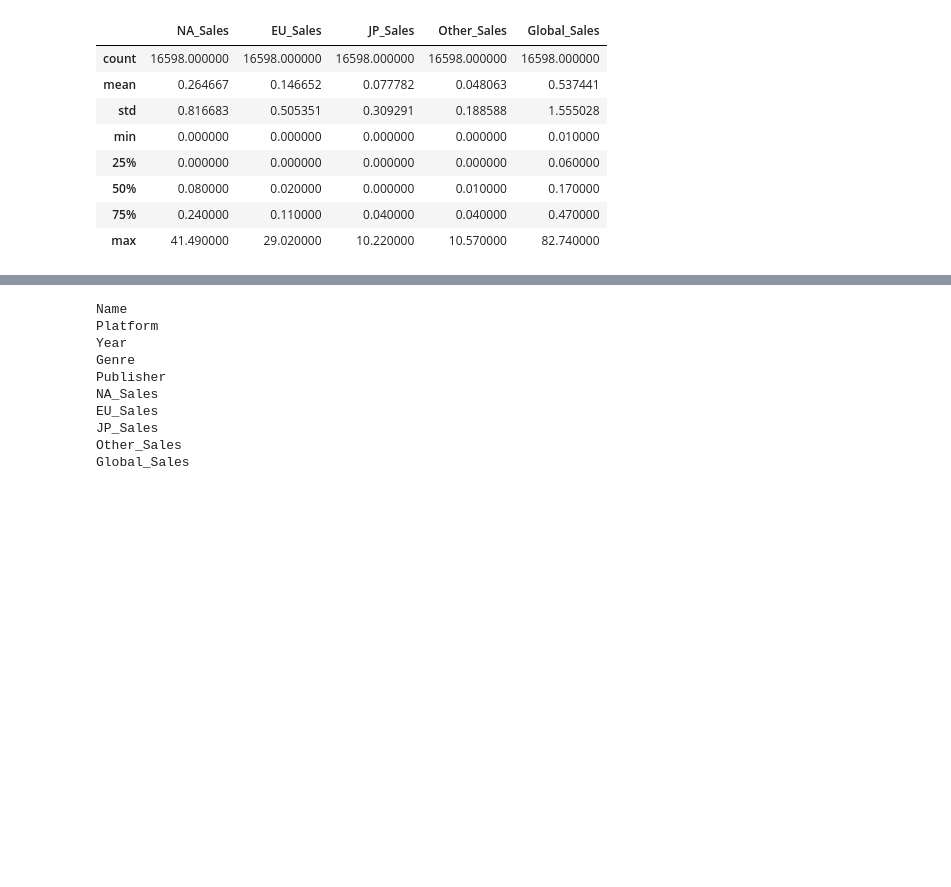
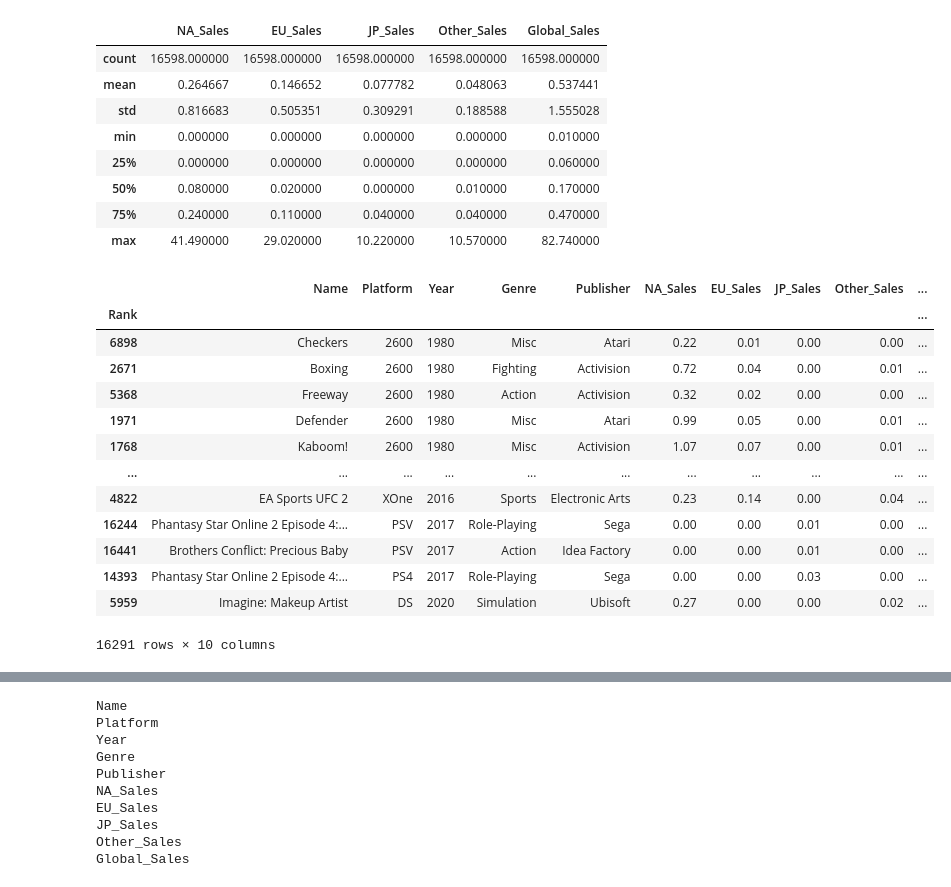
Before and after one commit to com-480-data-visualization/project-2023-wizard-s-first-rule, a Jupyter notebook: vg_sales.ipynb, the cells around one changed output, grey strips where cells are left out. Cells and saved outputs as stored; diff of their text form; code cells hidden in the pictures; blank space fills up the shorter version.

```diff
--- a/vg_sales.ipynb
+++ b/vg_sales.ipynb
@@ -47,4 +47,19 @@ df_2016.describe()
 | 75% | 0.240000 | 0.110000 | 0.040000 | 0.040000 | 0.470000 |
 | max | 41.490000 | 29.020000 | 10.220000 | 10.570000 | 82.740000 |
 # %%
-df_2016.o
+df_2016.sort_values(by='Year').dropna()
+# %% [output]
+|  | Name | Platform | Year | Genre | Publisher | NA_Sales | EU_Sales | JP_Sales | Other_Sales | ... |
+| Rank |  |  |  |  |  |  |  |  |  | ... |
+| 6898 | Checkers | 2600 | 1980 | Misc | Atari | 0.22 | 0.01 | 0.00 | 0.00 | ... |
+| 2671 | Boxing | 2600 | 1980 | Fighting | Activision | 0.72 | 0.04 | 0.00 | 0.01 | ... |
+| 5368 | Freeway | 2600 | 1980 | Action | Activision | 0.32 | 0.02 | 0.00 | 0.00 | ... |
+| 1971 | Defender | 2600 | 1980 | Misc | Atari | 0.99 | 0.05 | 0.00 | 0.01 | ... |
+| 1768 | Kaboom! | 2600 | 1980 | Misc | Activision | 1.07 | 0.07 | 0.00 | 0.01 | ... |
+| ... | ... | ... | ... | ... | ... | ... | ... | ... | ... | ... |
+| 4822 | EA Sports UFC 2 | XOne | 2016 | Sports | Electronic Arts | 0.23 | 0.14 | 0.00 | 0.04 | ... |
+| 16244 | Phantasy Star Online 2 Episode 4:... | PSV | 2017 | Role-Playing | Sega | 0.00 | 0.00 | 0.01 | 0.00 | ... |
+| 16441 | Brothers Conflict: Precious Baby | PSV | 2017 | Action | Idea Factory | 0.00 | 0.00 | 0.01 | 0.00 | ... |
+| 14393 | Phantasy Star Online 2 Episode 4:... | PS4 | 2017 | Role-Playing | Sega | 0.00 | 0.00 | 0.03 | 0.00 | ... |
+| 5959 | Imagine: Makeup Artist | DS | 2020 | Simulation | Ubisoft | 0.27 | 0.00 | 0.00 | 0.02 | ... |
+16291 rows × 10 columns
```
Also changed, not shown: parts of 2 cells of this notebook, 3 other files.
